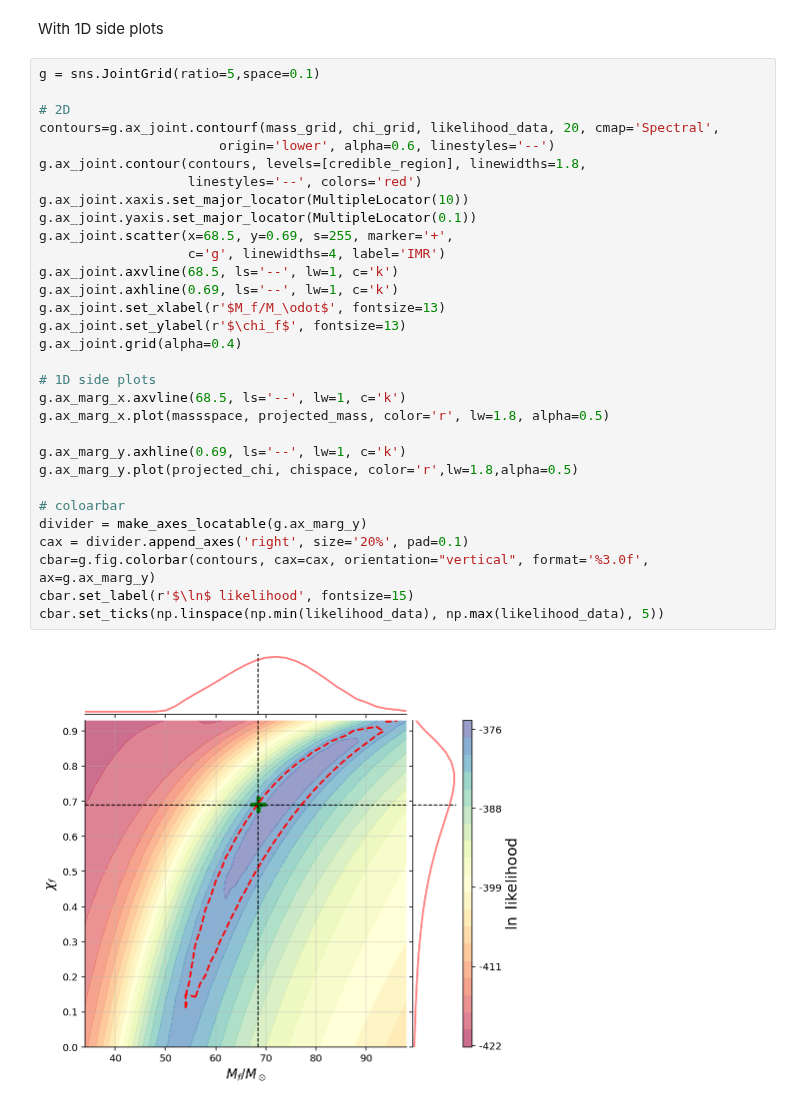
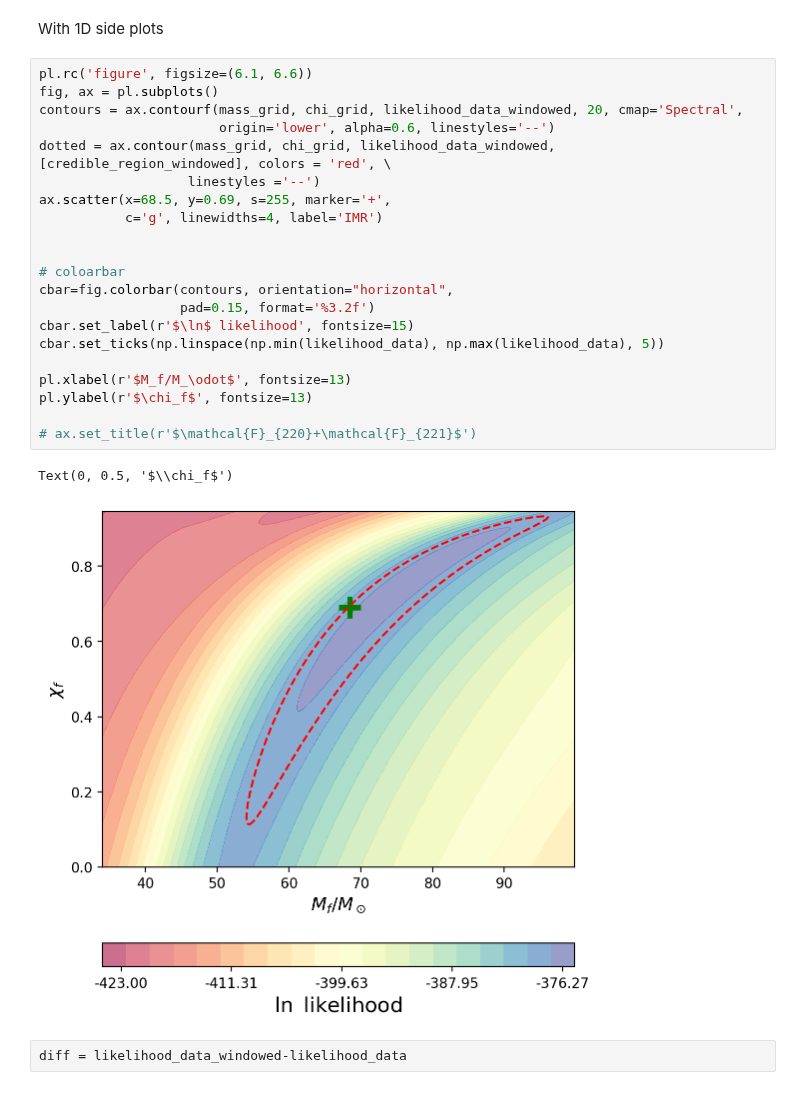
Before and after one commit to Sizheng-Ma/qnm_filter, a Jupyter notebook: code_demo/Filter.ipynb, the cells around one changed output. Saved outputs shown, nothing was run; the diff lists cells and outputs as text.

```diff
--- a/code_demo/Filter.ipynb
+++ b/code_demo/Filter.ipynb
@@ -98,35 +107,28 @@ Text(0, 0.5, '$\\chi_f$')
 # %% [markdown]
 With 1D side plots
-# %%
-g = sns.JointGrid(ratio=5,space=0.1)
-
-# 2D
-contours=g.ax_joint.contourf(mass_grid, chi_grid, likelihood_data, 20, cmap='Spectral',
-                       origin='lower', alpha=0.6, linestyles='--')
-g.ax_joint.contour(contours, levels=[credible_region], linewidths=1.8,
-                   linestyles='--', colors='red')
-g.ax_joint.xaxis.set_major_locator(MultipleLocator(10))
-g.ax_joint.yaxis.set_major_locator(MultipleLocator(0.1))
-g.ax_joint.scatter(x=68.5, y=0.69, s=255, marker='+',
-                   c='g', linewidths=4, label='IMR')
-g.ax_joint.axvline(68.5, ls='--', lw=1, c='k')
-g.ax_joint.axhline(0.69, ls='--', lw=1, c='k')
-g.ax_joint.set_xlabel(r'$M_f/M_\odot$', fontsize=13)
-g.ax_joint.set_ylabel(r'$\chi_f$', fontsize=13)
-g.ax_joint.grid(alpha=0.4)
-
-# 1D side plots
-g.ax_marg_x.axvline(68.5, ls='--', lw=1, c='k')
-g.ax_marg_x.plot(massspace, projected_mass, color='r', lw=1.8, alpha=0.5)
-
-g.ax_marg_y.axhline(0.69, ls='--', lw=1, c='k')
-g.ax_marg_y.plot(projected_chi, chispace, color='r',lw=1.8,alpha=0.5)
-
-# coloarbar
-divider = make_axes_locatable(g.ax_marg_y)
-cax = divider.append_axes('right', size='20%', pad=0.1)
-cbar=g.fig.colorbar(contours, cax=cax, orientation="vertical", format='%3.0f', ax=g.ax_marg_y)
-cbar.set_label(r'$\ln$ likelihood', fontsize=15)
-cbar.set_ticks(np.linspace(np.min(likelihood_data), np.max(likelihood_data), 5))
-# %% [output]
-[figure, removed]
+# %%
+pl.rc('figure', figsize=(6.1, 6.6))
+fig, ax = pl.subplots()
+contours = ax.contourf(mass_grid, chi_grid, likelihood_data_windowed, 20, cmap='Spectral',
+                       origin='lower', alpha=0.6, linestyles='--')
+dotted = ax.contour(mass_grid, chi_grid, likelihood_data_windowed, [credible_region_windowed], colors = 'red', \
+                   linestyles ='--')
+ax.scatter(x=68.5, y=0.69, s=255, marker='+',
+           c='g', linewidths=4, label='IMR')
+
+
+# coloarbar
+cbar=fig.colorbar(contours, orientation="horizontal",
+                  pad=0.15, format='%3.2f')
+cbar.set_label(r'$\ln$ likelihood', fontsize=15)
+cbar.set_ticks(np.linspace(np.min(likelihood_data), np.max(likelihood_data), 5))
+
+pl.xlabel(r'$M_f/M_\odot$', fontsize=13)
+pl.ylabel(r'$\chi_f$', fontsize=13)
+
+# ax.set_title(r'$\mathcal{F}_{220}+\mathcal{F}_{221}$')
+# %% [output]
+Text(0, 0.5, '$\\chi_f$')
+[figure, added]
+# %%
+diff = likelihood_data_windowed-likelihood_data
```
Also changed, not shown: parts of 8 cells of this notebook, 4 other files.
